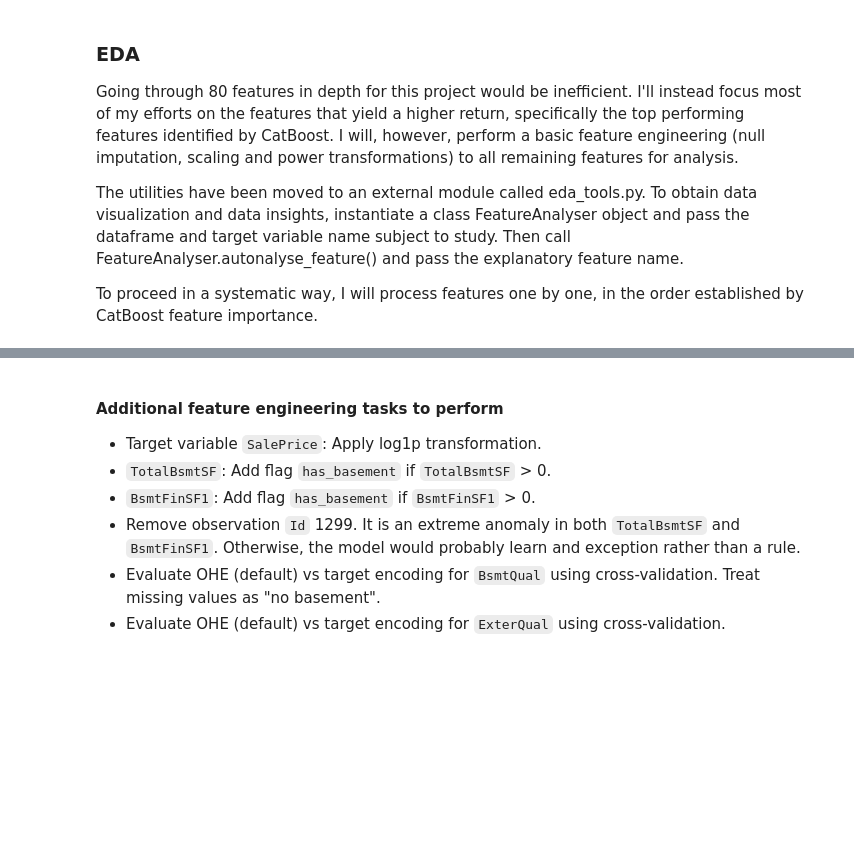
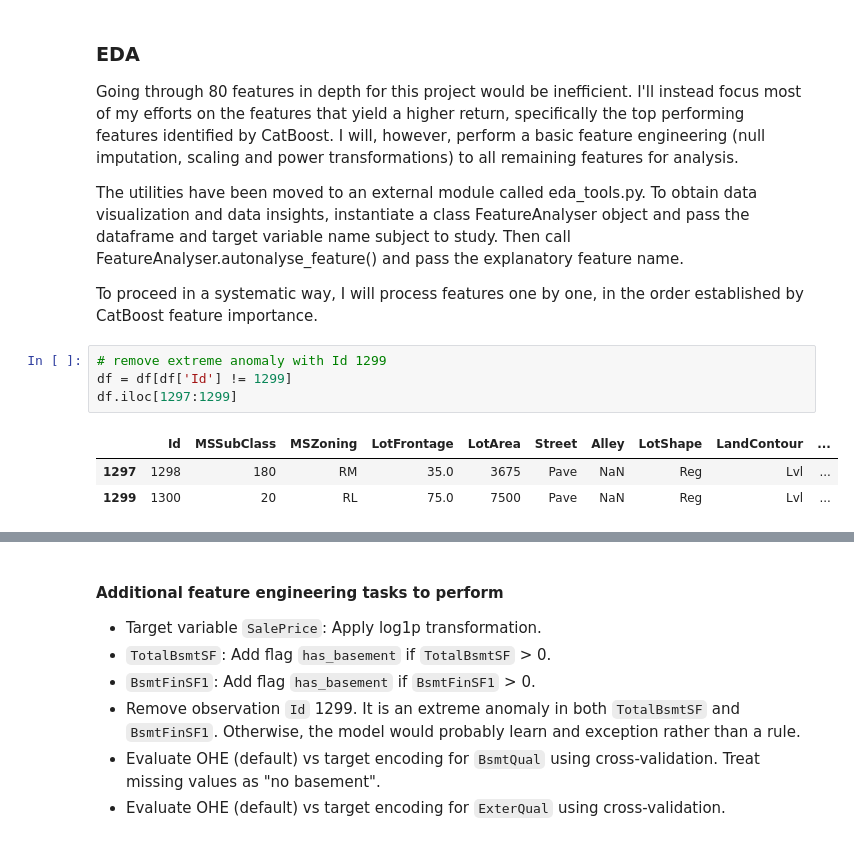
Before and after one commit to lopez-davcio/learning-journal, a Jupyter notebook: ames-housing-regression/ames-housing-analysis.ipynb, the cells around one changed output, grey strips where cells are left out. Drawn from its saved outputs; the diff is of its cells as text; blank space fills up the shorter version.

```diff
--- a/ames-housing-regression/ames-housing-analysis.ipynb
+++ b/ames-housing-regression/ames-housing-analysis.ipynb
@@ -138,6 +141,14 @@ Going through 80 features in depth for this project would be inefficient. I'll i
 The utilities have been moved to an external module called eda_tools.py. To obtain data visualization and data insights, instantiate a class FeatureAnalyser object and pass the dataframe and target variable name subject to study. Then call FeatureAnalyser.autonalyse_feature() and pass the explanatory feature name.
 
 To proceed in a systematic way, I will process features one by one, in the order established by CatBoost feature importance.
+# %%
+# remove extreme anomaly with Id 1299
+df = df[df['Id'] != 1299]
+df.iloc[1297:1299]
+# %% [output]
+|  | Id | MSSubClass | MSZoning | LotFrontage | LotArea | Street | Alley | LotShape | LandContour | ... |
+| 1297 | 1298 | 180 | RM | 35.0 | 3675 | Pave | NaN | Reg | Lvl | ... |
+| 1299 | 1300 | 20 | RL | 75.0 | 7500 | Pave | NaN | Reg | Lvl | ... |
 # %%
 # instantiate an analyser class object
 analyser = eda_tools.FeatureAnalyser(df, 'SalePrice')
```
Also changed, not shown: parts of 5 cells of this notebook.
